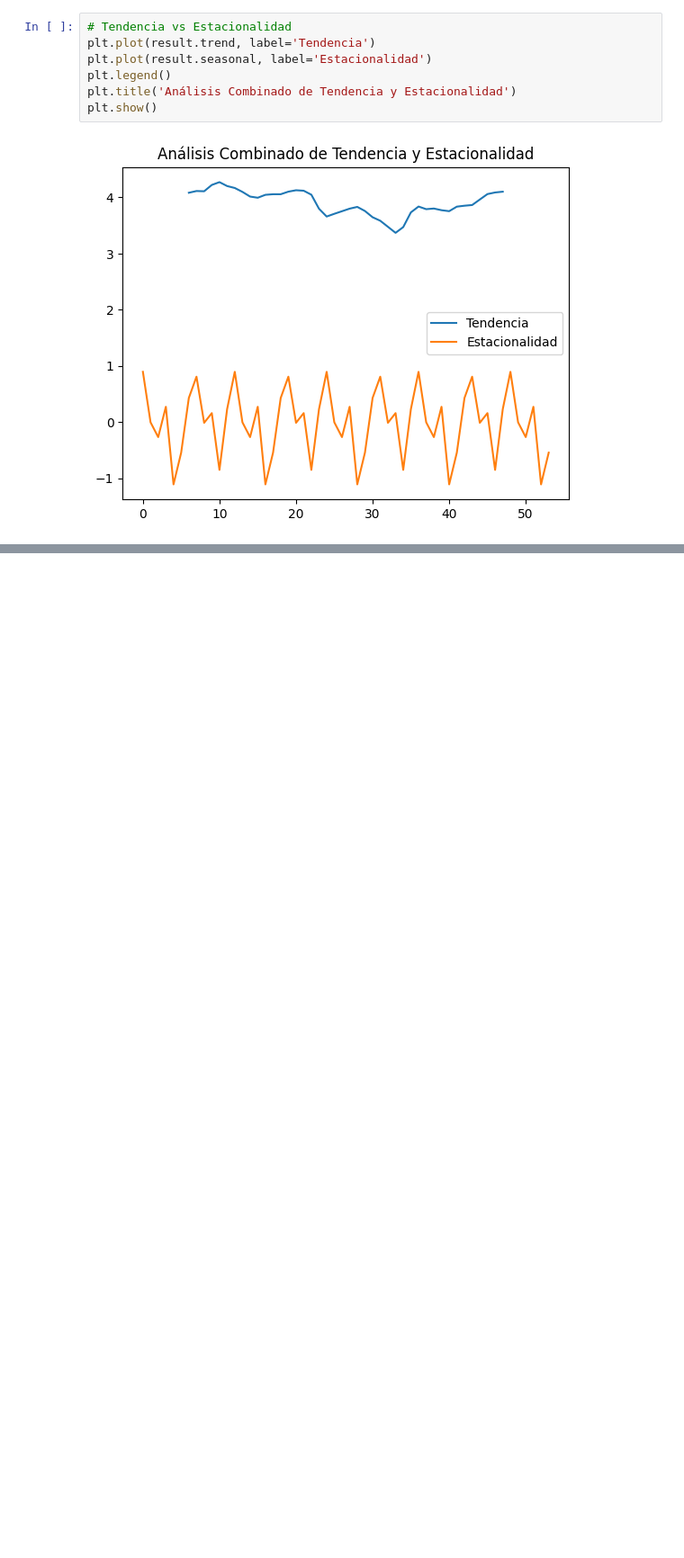
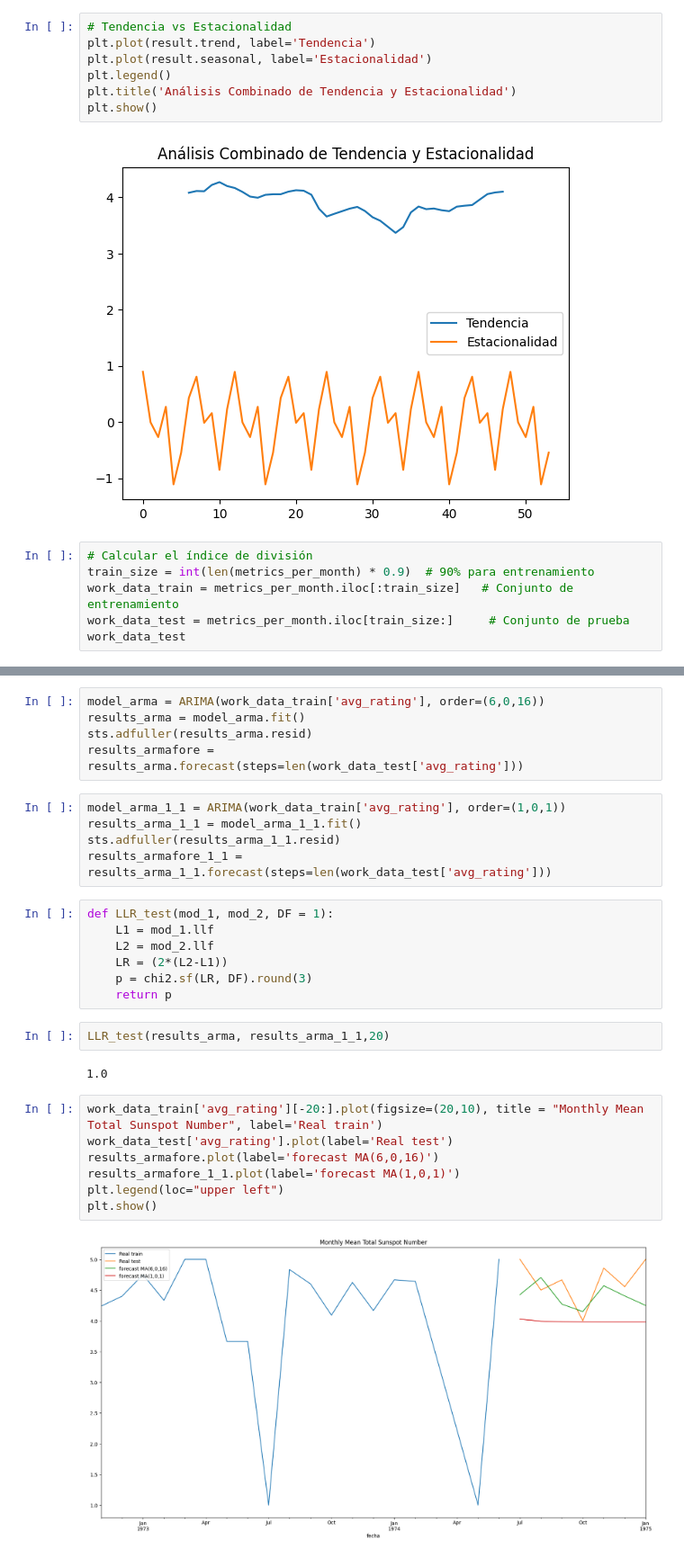
Before and after one commit to HugoFraile7/ProyectoDDCGrupoA, a Jupyter notebook: entrega_3/mineria_preparacion_series.ipynb, the cells around one changed output, grey strips where cells are left out. Shown at 90% size. Drawn from its saved outputs; the diff is of its cells as text; blank space fills up the shorter version.

```diff
--- a/entrega_3/mineria_preparacion_series.ipynb
+++ b/entrega_3/mineria_preparacion_series.ipynb
@@ -613,3 +611,9 @@ plt.title('Análisis Combinado de Tendencia y Estacionalidad')
 plt.show()
 # %% [output]
 [figure]
+# %%
+# Calcular el índice de división
+train_size = int(len(metrics_per_month) * 0.9)  # 90% para entrenamiento
+work_data_train = metrics_per_month.iloc[:train_size]   # Conjunto de entrenamiento
+work_data_test = metrics_per_month.iloc[train_size:]     # Conjunto de prueba
+work_data_test
@@ -615,0 +642,30 @@ plt.show()
+# %%
+model_arma = ARIMA(work_data_train['avg_rating'], order=(6,0,16))
+results_arma = model_arma.fit()
+sts.adfuller(results_arma.resid)
+results_armafore = results_arma.forecast(steps=len(work_data_test['avg_rating']))
+# %%
+model_arma_1_1 = ARIMA(work_data_train['avg_rating'], order=(1,0,1))
+results_arma_1_1 = model_arma_1_1.fit()
+sts.adfuller(results_arma_1_1.resid)
+results_armafore_1_1 = results_arma_1_1.forecast(steps=len(work_data_test['avg_rating']))
+# %%
+def LLR_test(mod_1, mod_2, DF = 1):
+    L1 = mod_1.llf
+    L2 = mod_2.llf
+    LR = (2*(L2-L1))
+    p = chi2.sf(LR, DF).round(3)
+    return p
+# %%
+LLR_test(results_arma, results_arma_1_1,20)
+# %% [output]
+1.0
+# %%
+work_data_train['avg_rating'][-20:].plot(figsize=(20,10), title = "Monthly Mean Total Sunspot Number", label='Real train')
+work_data_test['avg_rating'].plot(label='Real test')
+results_armafore.plot(label='forecast MA(6,0,16)')
+results_armafore_1_1.plot(label='forecast MA(1,0,1)')
+plt.legend(loc="upper left")
+plt.show()
+# %% [output]
+[figure, added]
```
Also changed, not shown: parts of 6 cells of this notebook.
